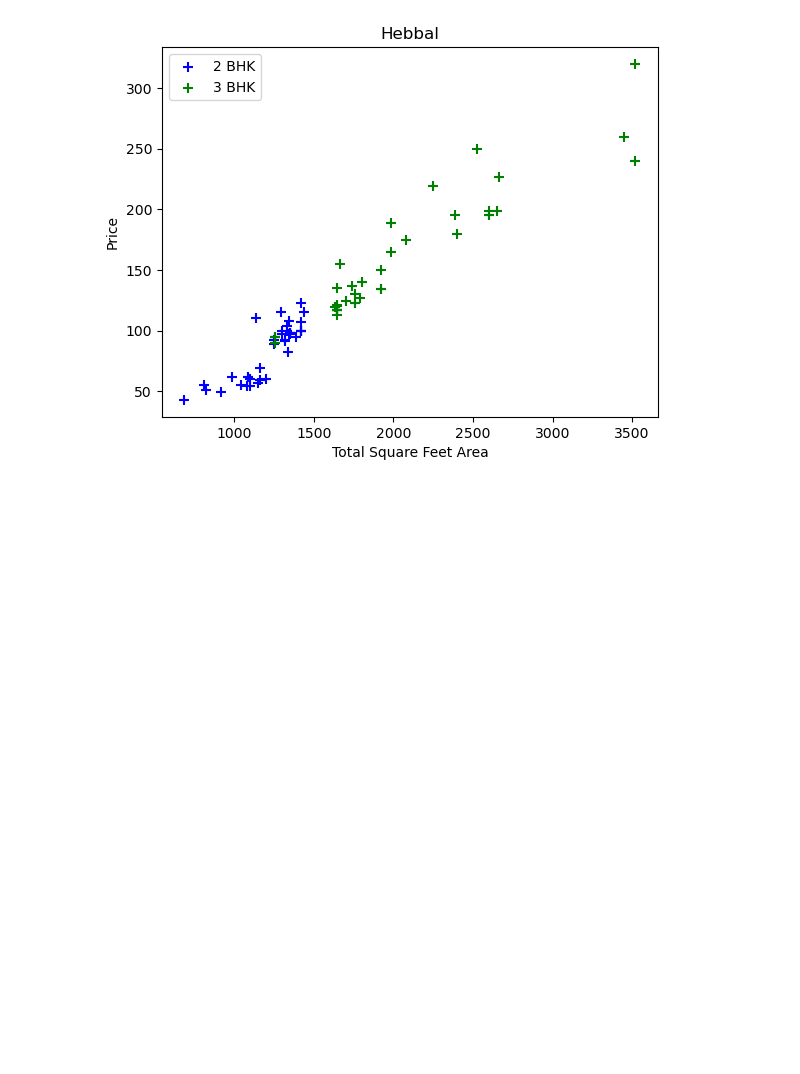
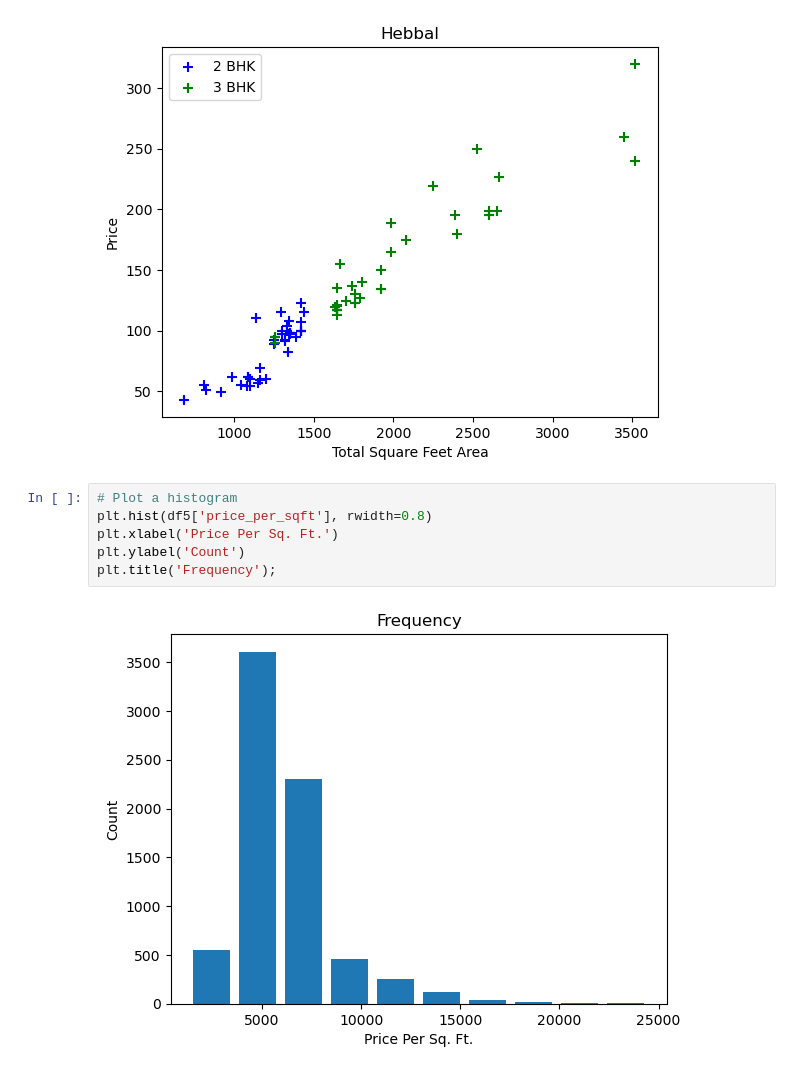
Before and after one commit to Aifedayo/data-science-maths, a Jupyter notebook: Projects/house-price-prediction.ipynb, the cells around one changed output. Saved outputs shown, nothing was run; the diff lists cells and outputs as text; blank space fills up the shorter version.

Commit message:
histogram for frq

```diff
--- a/Projects/house-price-prediction.ipynb
+++ b/Projects/house-price-prediction.ipynb
@@ -393,3 +393,11 @@ df5 = remove_bhk_outliers(df4)
 plot_scatter_chart(df5, 'Hebbal');
 # %% [output]
 [figure]
+# %%
+# Plot a histogram
+plt.hist(df5['price_per_sqft'], rwidth=0.8)
+plt.xlabel('Price Per Sq. Ft.')
+plt.ylabel('Count')
+plt.title('Frequency');
+# %% [output]
+[figure, added]
```
